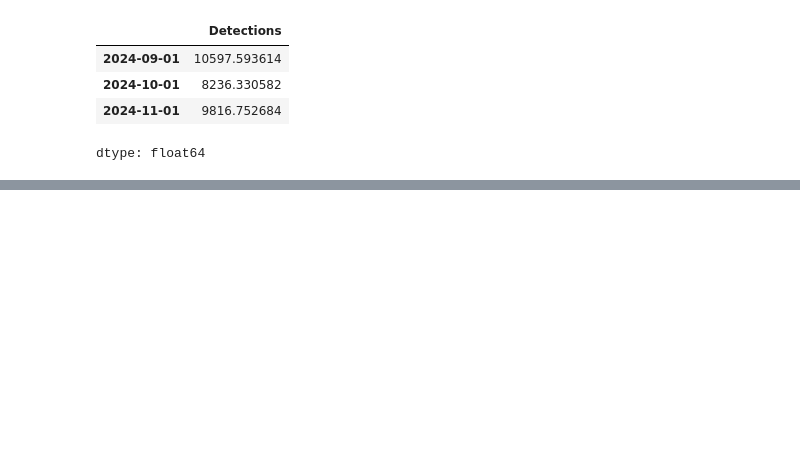
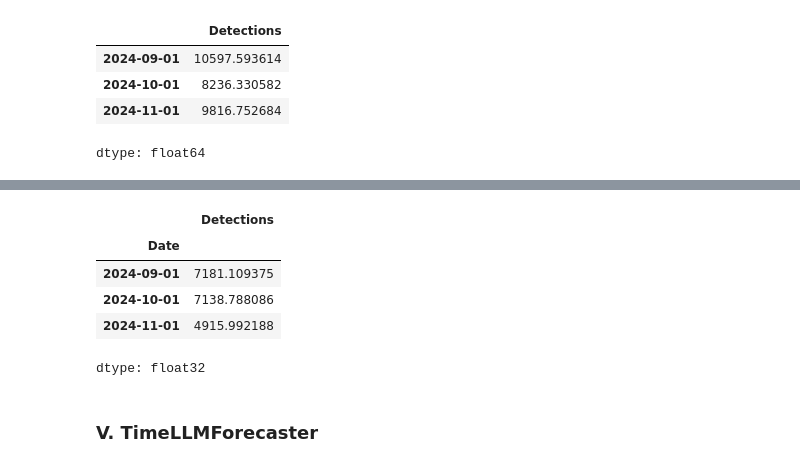
Before and after one commit to PhongCT1105/TSFM-Introduction, a Jupyter notebook: TSFM_Introduction.ipynb, the cells around one changed output, grey strips where cells are left out. Cells and saved outputs as stored; diff of their text form; code cells hidden in the pictures; blank space fills up the shorter version.

```diff
--- a/TSFM_Introduction.ipynb
+++ b/TSFM_Introduction.ipynb
@@ -254,0 +255,10 @@ dtype: float64
+# %%
+from sktime.forecasting.neuralforecast import NeuralForecastLSTM
+
+model = NeuralForecastLSTM(
+    input_size=24,
+    max_steps=100
+)
+
+model.fit(y_train, fh=fh)
+lstm_pred = model.predict(fh=fh)
@@ -254,0 +291,11 @@ dtype: float64
+# %%
+lstm_pred
+# %% [output]
+|  | Detections |
+| Date |  |
+| 2024-09-01 | 7181.109375 |
+| 2024-10-01 | 7138.788086 |
+| 2024-11-01 | 4915.992188 |
+dtype: float32
+# %% [markdown]
+### V. TimeLLMForecaster
```
Also changed, not shown: parts of 8 cells of this notebook.
